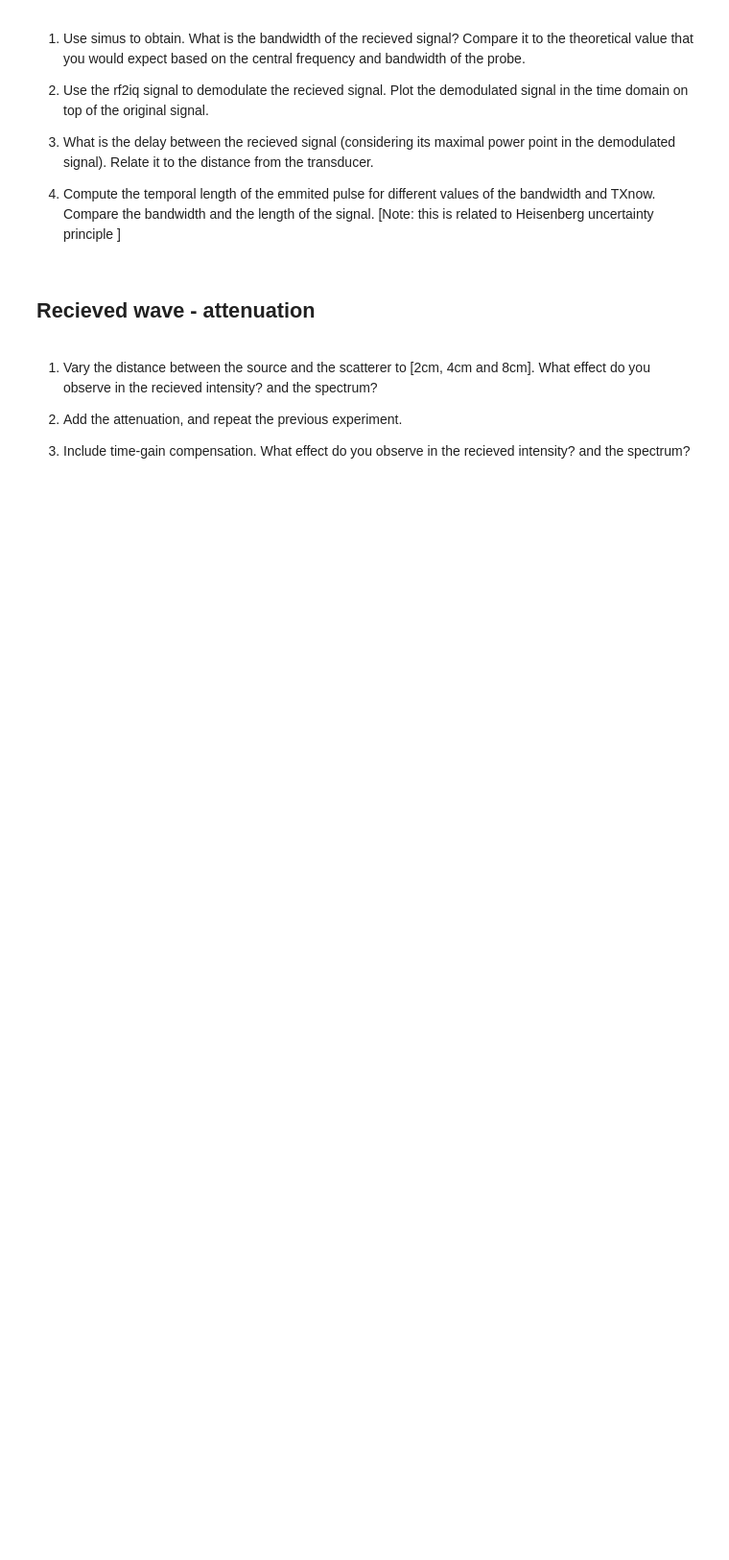
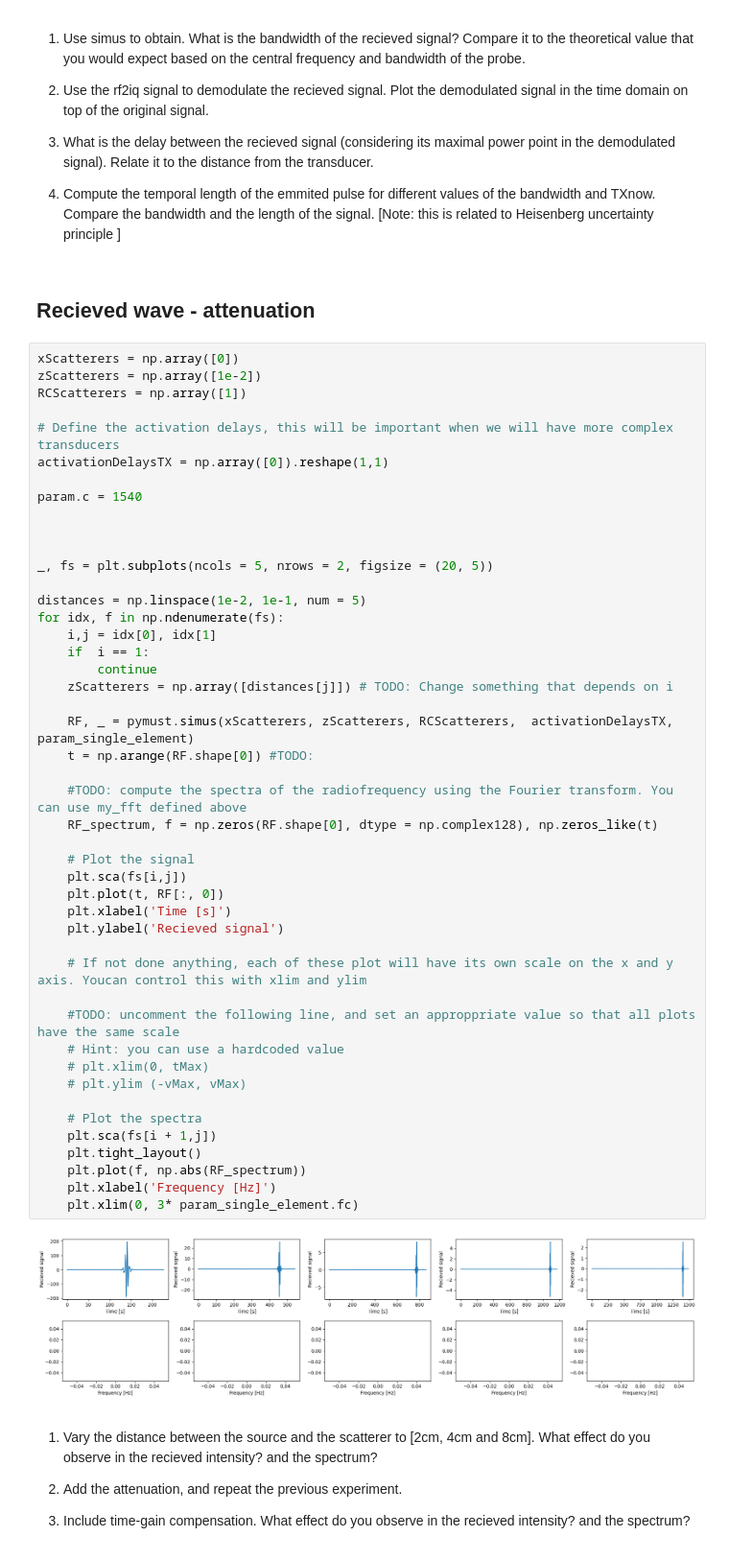
Before and after one commit to creatis-ULTIM/PyMUST, a Jupyter notebook: tutorials/S1_radiofrequency.ipynb, the cells around one changed output. Shown at 96% size. Saved outputs shown, nothing was run; the diff lists cells and outputs as text; blank space fills up the shorter version.

```diff
--- a/tutorials/S1_radiofrequency.ipynb
+++ b/tutorials/S1_radiofrequency.ipynb
@@ -242,6 +246,54 @@ IQ = ...  #Generate the IQ signal, and plot both together. You need to use the f
 1. Compute the temporal length of the emmited pulse for different values of the bandwidth and TXnow. Compare the bandwidth and the length of the signal. [Note: this is related to Heisenberg uncertainty principle ]
 # %% [markdown]
 ## Recieved wave - attenuation
+# %%
+xScatterers = np.array([0])
+zScatterers = np.array([1e-2])
+RCScatterers = np.array([1])
+
+# Define the activation delays, this will be important when we will have more complex transducers
+activationDelaysTX = np.array([0]).reshape(1,1)
+
+param.c = 1540
+
+
+
+_, fs = plt.subplots(ncols = 5, nrows = 2, figsize = (20, 5))
+
+distances = np.linspace(1e-2, 1e-1, num = 5)
+for idx, f in np.ndenumerate(fs):
+    i,j = idx[0], idx[1]
+    if  i == 1:
+        continue
+    zScatterers = np.array([distances[j]]) # TODO: Change something that depends on i
+
+    RF, _ = pymust.simus(xScatterers, zScatterers, RCScatterers,  activationDelaysTX, param_single_element)
+    t = np.arange(RF.shape[0]) #TODO:
+
+    #TODO: compute the spectra of the radiofrequency using the Fourier transform. You can use my_fft defined above
+    RF_spectrum, f = np.zeros(RF.shape[0], dtype = np.complex128), np.zeros_like(t)
+
+    # Plot the signal
+    plt.sca(fs[i,j])
+    plt.plot(t, RF[:, 0])
+    plt.xlabel('Time [s]')
+    plt.ylabel('Recieved signal')
+
+    # If not done anything, each of these plot will have its own scale on the x and y axis. Youcan control this with xlim and ylim
+
+    #TODO: uncomment the following line, and set an approppriate value so that all plots have the same scale
+    # Hint: you can use a hardcoded value
+    # plt.xlim(0, tMax)
+    # plt.ylim (-vMax, vMax)
+
+    # Plot the spectra
+    plt.sca(fs[i + 1,j])
+    plt.tight_layout()
+    plt.plot(f, np.abs(RF_spectrum))
+    plt.xlabel('Frequency [Hz]')
+    plt.xlim(0, 3* param_single_element.fc)
+# %% [output]
+[figure, added]
 # %% [markdown]
 1. Vary the distance between the source and the scatterer to [2cm, 4cm and 8cm]. What effect do you observe in the recieved intensity? and the spectrum?
 
```
Also changed, not shown: parts of 29 cells of this notebook, 5 other files.
